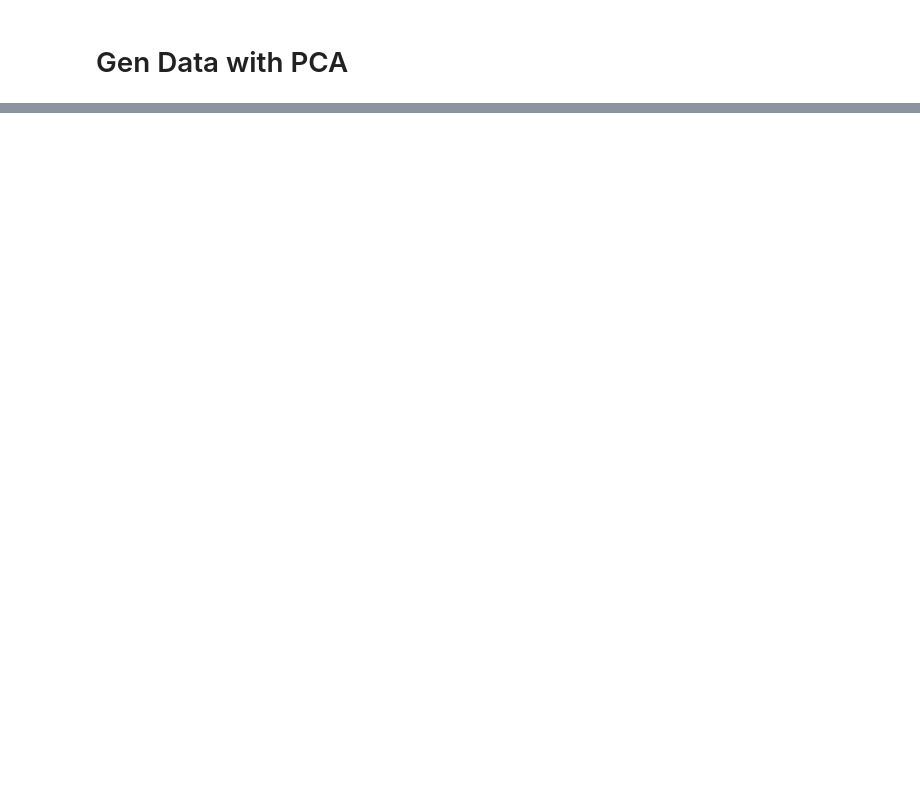
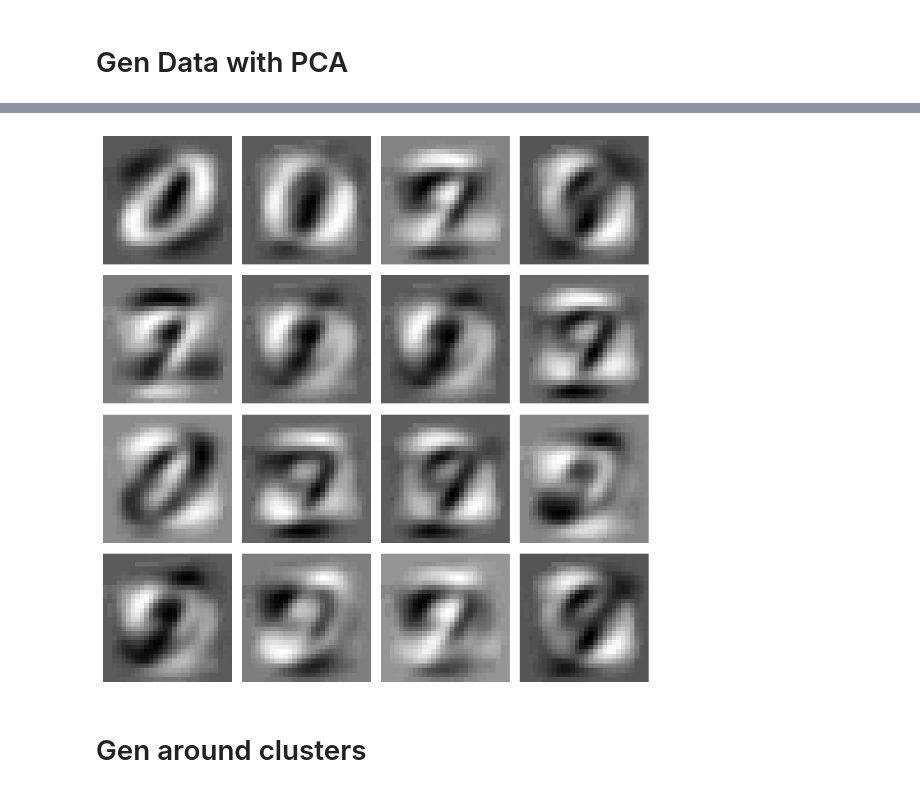
Before and after one commit to charlesgit670/__ProjetEcole__UnsupervisedLearning, a Jupyter notebook: src/PCA.ipynb, the cells around one changed output, grey strips where cells are left out. Drawn from its saved outputs; the diff is of its cells as text; code cells hidden in the pictures; blank space fills up the shorter version.

```diff
--- a/src/PCA.ipynb
+++ b/src/PCA.ipynb
@@ -196,0 +236,54 @@ visualize_image(0, X_pca_reconstructed, y)
+# %%
+# Modify GenDataWithPCA to generate multiple samples
+def GenDataWithPCAmult(n, X_std, number_samples=1):
+    k = n
+    projection_matrix = eigenvectors[:, :k]
+
+    X_pca = np.dot(X_std, projection_matrix)
+
+    # Initialize a matrix to store all new PCA vectors
+    new_vec = np.zeros((number_samples, k))
+
+    for j in range(number_samples):
+        for i in range(k):
+            # Generate values within the range observed in the original PCA-transformed data
+            new_val = np.random.uniform(min(X_pca[:, i]), max(X_pca[:, i]))
+            new_vec[j, i] = new_val
+
+    # Project back to the original space to get the reconstructed samples
+    X_pca_reconstructed = np.dot(new_vec, projection_matrix.T)
+
+    return new_vec, X_pca_reconstructed
+
+# Modify visualize_image to handle an array of images
+def visualize_images(images, labels=None, title="Image", cmap='gray'):
+    # Determine how many images and set up subplot dimensions
+    num_images = images.shape[0]
+    cols = int(np.ceil(np.sqrt(num_images)))
+    rows = int(np.ceil(num_images / cols))
+
+    fig, axes = plt.subplots(rows, cols, figsize=(cols * 2, rows * 2))
+    axes = axes.ravel()
+
+    for i in range(num_images):
+        if images[i].ndim > 1:
+            image_matrix = images[i]
+        else:
+            image_matrix = images[i].reshape(28, 28)  # Assuming the image is flattened
+
+        ax = axes[i]
+        ax.imshow(image_matrix, cmap=cmap)
+        if labels is not None:
+            ax.set_title(f"{title}: {labels[i]}")
+        ax.axis('off')
+
+    plt.tight_layout()
+    plt.show()
+
+# Example usage: Generate and visualize multiple PCA-reconstructed images
+new_vec, X_pca_reconstructed = GenDataWithPCAmult(3, X_std, 16)
+visualize_images(X_pca_reconstructed)
+# %% [output]
+[figure, added]
+# %% [markdown]
+# Gen around clusters
```
Also changed, not shown: parts of 12 cells of this notebook.
